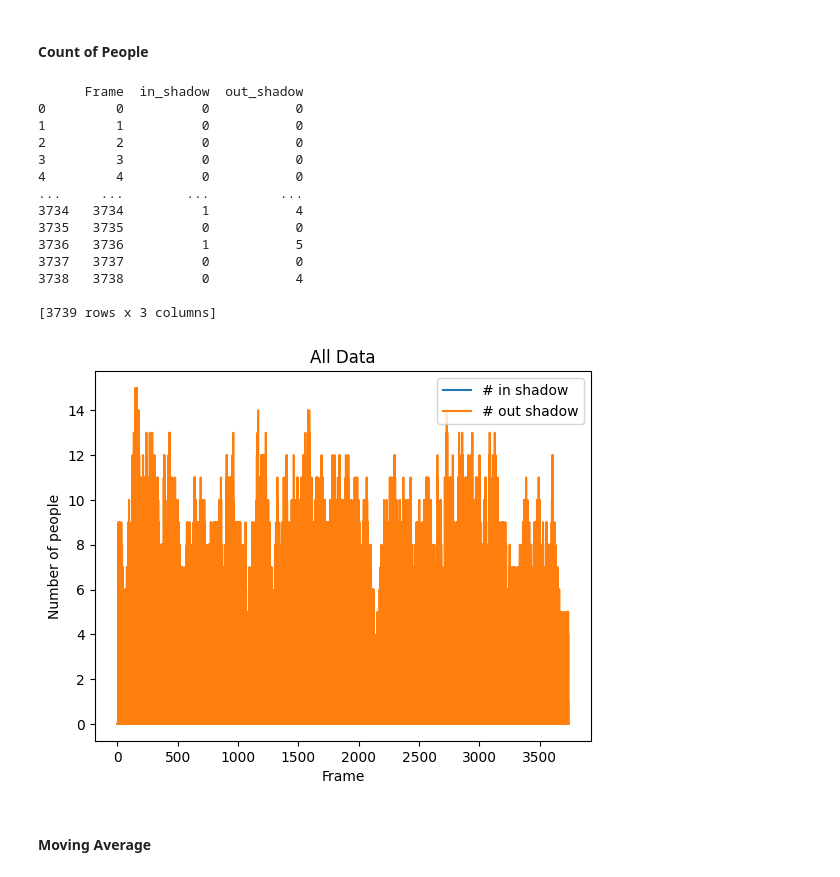
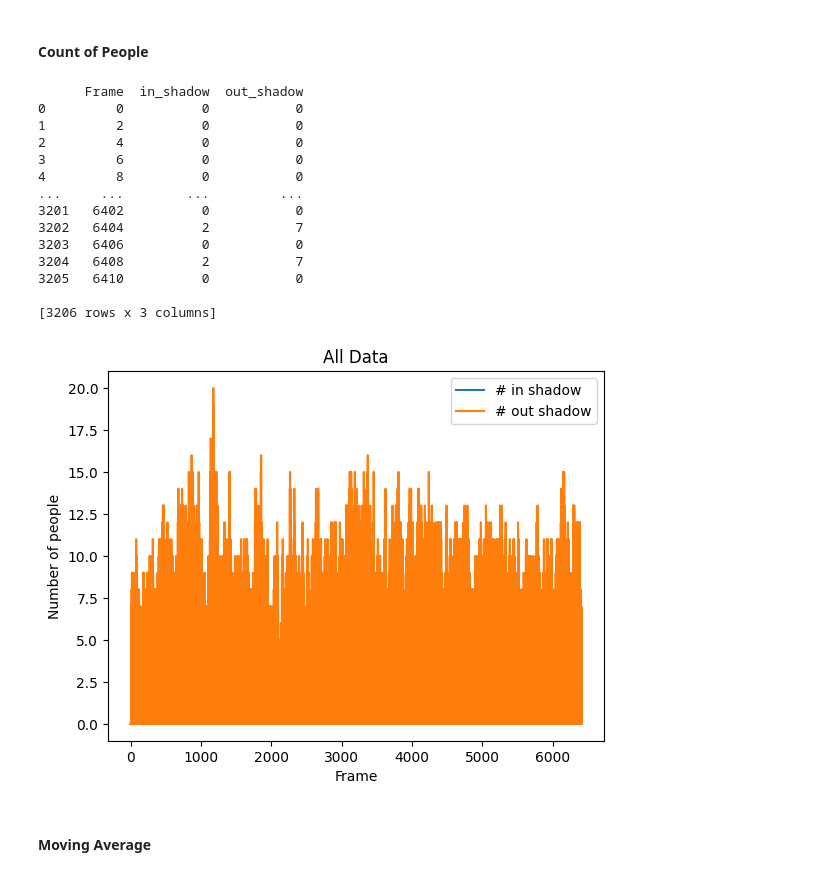
Before and after one commit to wendycao411/Pedestrian_Tracking, a Jupyter notebook: Pedestrian_Tracking.ipynb, the cells around one changed output. Saved outputs shown, nothing was run; the diff lists cells and outputs as text; code cells hidden in the pictures.

```diff
--- a/Pedestrian_Tracking.ipynb
+++ b/Pedestrian_Tracking.ipynb
@@ -187,5 +180,5 @@ Input #0, mov,mp4,m4a,3gp,3g2,mj2, from '/content/2024-08-07.mp4':
 # %%
-video_path = "/content/2024-08-07_5fps.mp4"
+video_path = "/content/2022-07-29_5fps.mp4"
 file_name = os.path.splitext(os.path.basename(video_path))[0]
 
 print(video_path)
@@ -484,49 +482,55 @@ data = pd.read_csv(csv_file)
 num_in_shadow = {}
 num_out_shadow = {}
 
+# Multiply the frame number by 2
+data['frame'] = data['frame'] * 2
+
 for i in range(data['frame'].nunique()):
-  count = len(data[(data['in_shadow'] == True) & (data['frame'] == i)])
-  num_in_shadow[i] = count
-  count = len(data[(data['in_shadow'] == False) & (data['frame'] == i)])
-  num_out_shadow[i] = count
+    count = len(data[(data['in_shadow'] == True) & (data['frame'] == i * 2)])  # Adjust frame indexing
+    num_in_shadow[i * 2] = count
+    count = len(data[(data['in_shadow'] == False) & (data['frame'] == i * 2)])  # Adjust frame indexing
+    num_out_shadow[i * 2] = count
 
 df = pd.DataFrame([num_in_shadow, num_out_shadow]).T
 df.columns = ['in_shadow', 'out_shadow']
 df.reset_index(inplace=True)
 
 # Optional: Rename the index column
 df.rename(columns={'index': 'Frame'}, inplace=True)
 
 print(df)
+
+# Save the plot to a PDF file
+pdf = PdfPages('output.pdf')
 
 fig, ax = plt.subplots()
 ax.plot(df['Frame'], df['in_shadow'], label='# in shadow')
 ax.plot(df['Frame'], df['out_shadow'], label='# out shadow')
 ax.legend()
 
 ax.set_xlabel('Frame')
 ax.set_ylabel('Number of people')
 plt.title("All Data")
 
 pdf.savefig(fig)
-plt.show(fig)
+plt.show()
 plt.close(fig)
 # %% [output]
       Frame  in_shadow  out_shadow
 0         0          0           0
-1         1          0           0
-2         2          0           0
-3         3          0           0
-4         4          0           0
+1         2          0           0
+2         4          0           0
+3         6          0           0
+4         8          0           0
 ...     ...        ...         ...
-3734   3734          1           4
-3735   3735          0           0
-3736   3736          1           5
-3737   3737          0           0
-3738   3738          0           4
+3201   6402          0           0
+3202   6404          2           7
+3203   6406          0           0
+3204   6408          2           7
+3205   6410          0           0
 
-[3739 rows x 3 columns]
+[3206 rows x 3 columns]
-[figure, old version]
+[figure, new version]
 # %% [markdown]
 #### Moving Average
 # %%
```
Also changed, not shown: parts of 23 cells of this notebook.
